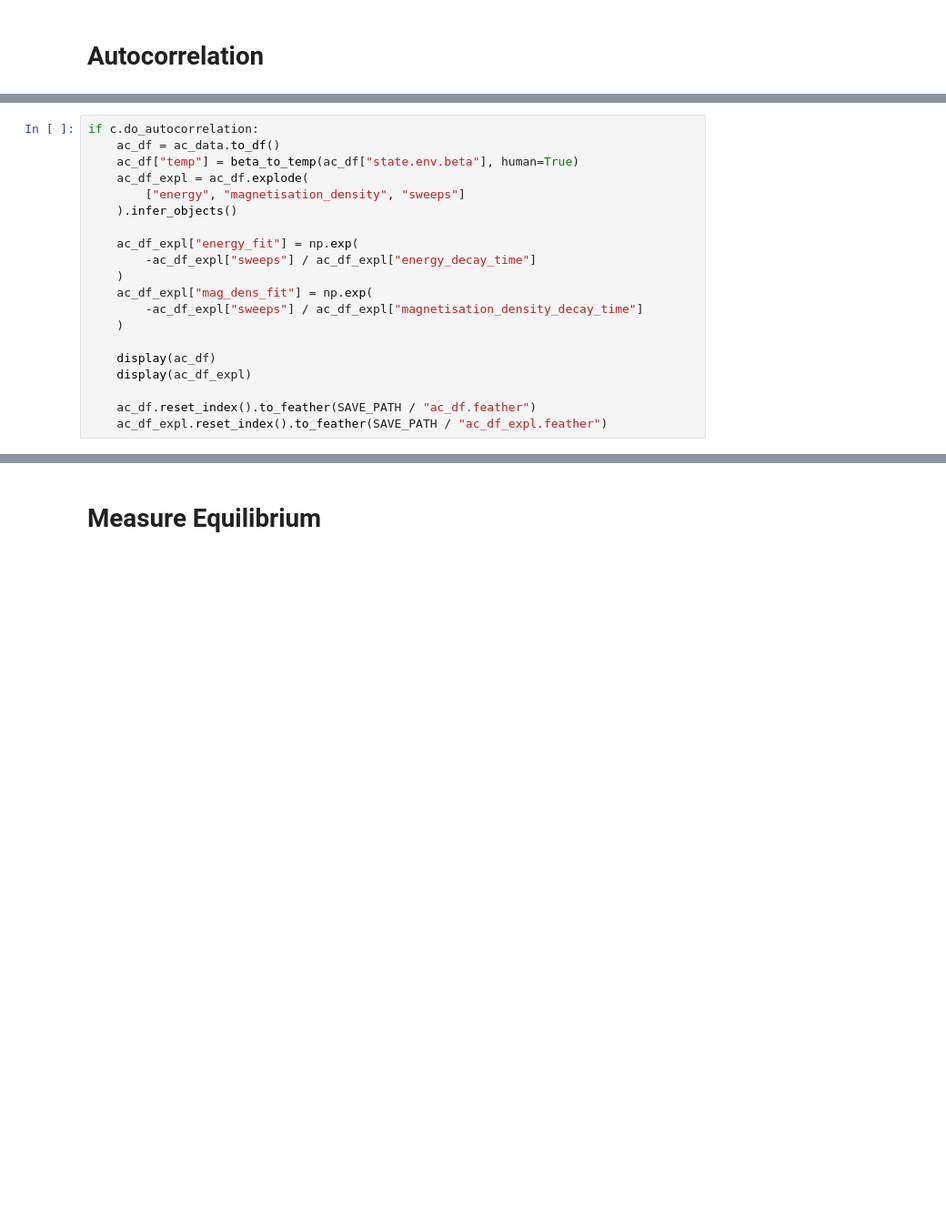
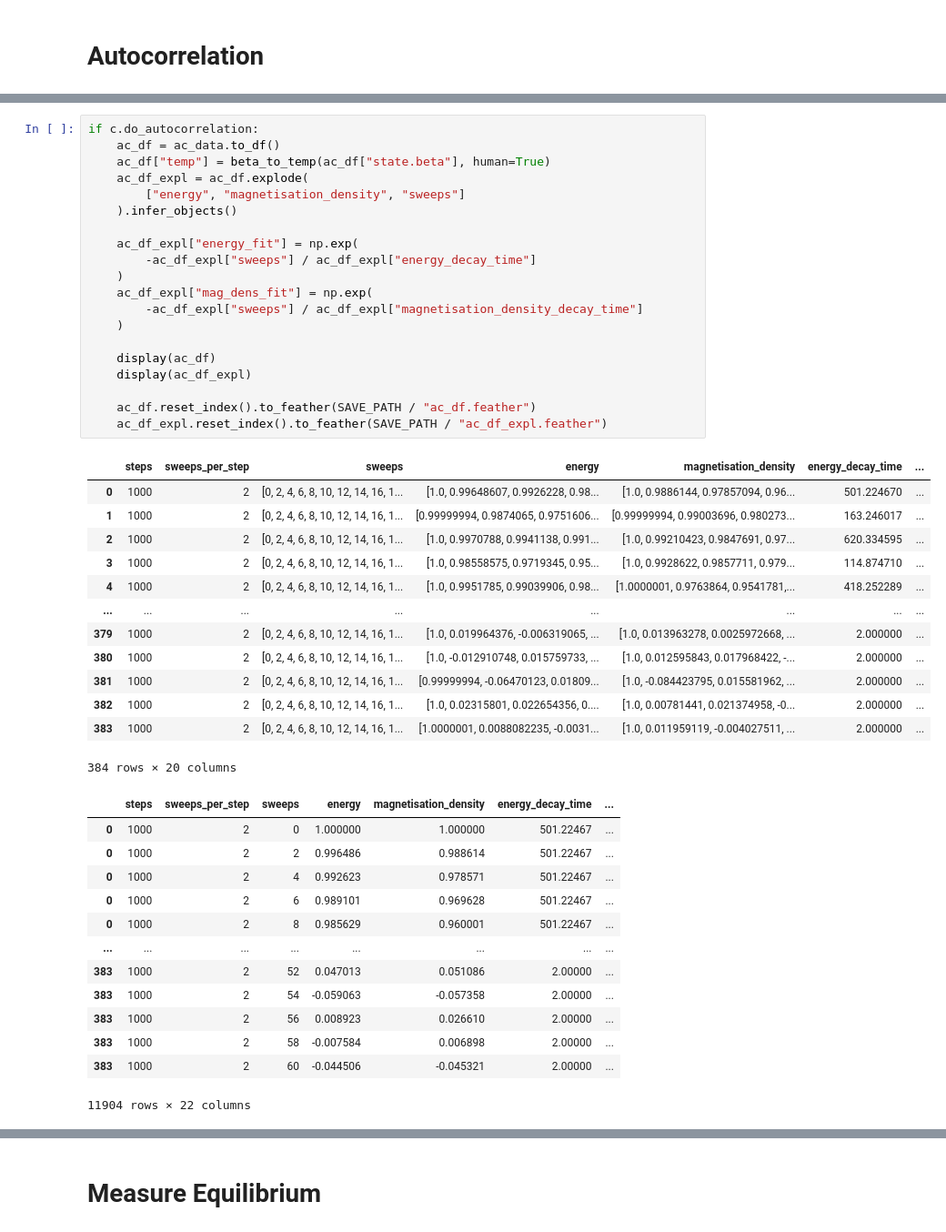
Before and after one commit to JeppeKlitgaard/Jackpot, a Jupyter notebook: workbench.ipynb, the cells around one changed output, grey strips where cells are left out. Shown at 91% size. Saved outputs shown, nothing was run; the diff lists cells and outputs as text; blank space fills up the shorter version.

```diff
--- a/workbench.ipynb
+++ b/workbench.ipynb
@@ -728,23 +773,50 @@ if c.do_autocorrelation:
 # %%
 if c.do_autocorrelation:
     ac_df = ac_data.to_df()
-    ac_df["temp"] = beta_to_temp(ac_df["state.env.beta"], human=True)
+    ac_df["temp"] = beta_to_temp(ac_df["state.beta"], human=True)
     ac_df_expl = ac_df.explode(
         ["energy", "magnetisation_density", "sweeps"]
     ).infer_objects()
 
     ac_df_expl["energy_fit"] = np.exp(
         -ac_df_expl["sweeps"] / ac_df_expl["energy_decay_time"]
     )
     ac_df_expl["mag_dens_fit"] = np.exp(
         -ac_df_expl["sweeps"] / ac_df_expl["magnetisation_density_decay_time"]
     )
 
     display(ac_df)
     display(ac_df_expl)
 
     ac_df.reset_index().to_feather(SAVE_PATH / "ac_df.feather")
     ac_df_expl.reset_index().to_feather(SAVE_PATH / "ac_df_expl.feather")
+# %% [output]
+|  | steps | sweeps_per_step | sweeps | energy | magnetisation_density | energy_decay_time | ... |
+| 0 | 1000 | 2 | [0, 2, 4, 6, 8, 10, 12, 14, 16, 1... | [1.0, 0.99648607, 0.9926228, 0.98... | [1.0, 0.9886144, 0.97857094, 0.96... | 501.224670 | ... |
+| 1 | 1000 | 2 | [0, 2, 4, 6, 8, 10, 12, 14, 16, 1... | [0.99999994, 0.9874065, 0.9751606... | [0.99999994, 0.99003696, 0.980273... | 163.246017 | ... |
+| 2 | 1000 | 2 | [0, 2, 4, 6, 8, 10, 12, 14, 16, 1... | [1.0, 0.9970788, 0.9941138, 0.991... | [1.0, 0.99210423, 0.9847691, 0.97... | 620.334595 | ... |
+| 3 | 1000 | 2 | [0, 2, 4, 6, 8, 10, 12, 14, 16, 1... | [1.0, 0.98558575, 0.9719345, 0.95... | [1.0, 0.9928622, 0.9857711, 0.979... | 114.874710 | ... |
+| 4 | 1000 | 2 | [0, 2, 4, 6, 8, 10, 12, 14, 16, 1... | [1.0, 0.9951785, 0.99039906, 0.98... | [1.0000001, 0.9763864, 0.9541781,... | 418.252289 | ... |
+| ... | ... | ... | ... | ... | ... | ... | ... |
+| 379 | 1000 | 2 | [0, 2, 4, 6, 8, 10, 12, 14, 16, 1... | [1.0, 0.019964376, -0.006319065, ... | [1.0, 0.013963278, 0.0025972668, ... | 2.000000 | ... |
+| 380 | 1000 | 2 | [0, 2, 4, 6, 8, 10, 12, 14, 16, 1... | [1.0, -0.012910748, 0.015759733, ... | [1.0, 0.012595843, 0.017968422, -... | 2.000000 | ... |
+| 381 | 1000 | 2 | [0, 2, 4, 6, 8, 10, 12, 14, 16, 1... | [0.99999994, -0.06470123, 0.01809... | [1.0, -0.084423795, 0.015581962, ... | 2.000000 | ... |
+| 382 | 1000 | 2 | [0, 2, 4, 6, 8, 10, 12, 14, 16, 1... | [1.0, 0.02315801, 0.022654356, 0.... | [1.0, 0.00781441, 0.021374958, -0... | 2.000000 | ... |
+| 383 | 1000 | 2 | [0, 2, 4, 6, 8, 10, 12, 14, 16, 1... | [1.0000001, 0.0088082235, -0.0031... | [1.0, 0.011959119, -0.004027511, ... | 2.000000 | ... |
+384 rows × 20 columns
+|  | steps | sweeps_per_step | sweeps | energy | magnetisation_density | energy_decay_time | ... |
+| 0 | 1000 | 2 | 0 | 1.000000 | 1.000000 | 501.22467 | ... |
+| 0 | 1000 | 2 | 2 | 0.996486 | 0.988614 | 501.22467 | ... |
+| 0 | 1000 | 2 | 4 | 0.992623 | 0.978571 | 501.22467 | ... |
+| 0 | 1000 | 2 | 6 | 0.989101 | 0.969628 | 501.22467 | ... |
+| 0 | 1000 | 2 | 8 | 0.985629 | 0.960001 | 501.22467 | ... |
+| ... | ... | ... | ... | ... | ... | ... | ... |
+| 383 | 1000 | 2 | 52 | 0.047013 | 0.051086 | 2.00000 | ... |
+| 383 | 1000 | 2 | 54 | -0.059063 | -0.057358 | 2.00000 | ... |
+| 383 | 1000 | 2 | 56 | 0.008923 | 0.026610 | 2.00000 | ... |
+| 383 | 1000 | 2 | 58 | -0.007584 | 0.006898 | 2.00000 | ... |
+| 383 | 1000 | 2 | 60 | -0.044506 | -0.045321 | 2.00000 | ... |
+11904 rows × 22 columns
 # %%
 if c.do_autocorrelation:
     fig_autocorrelation_energy = plt.figure()
```
Also changed, not shown: parts of 18 cells of this notebook, 21 other files.
